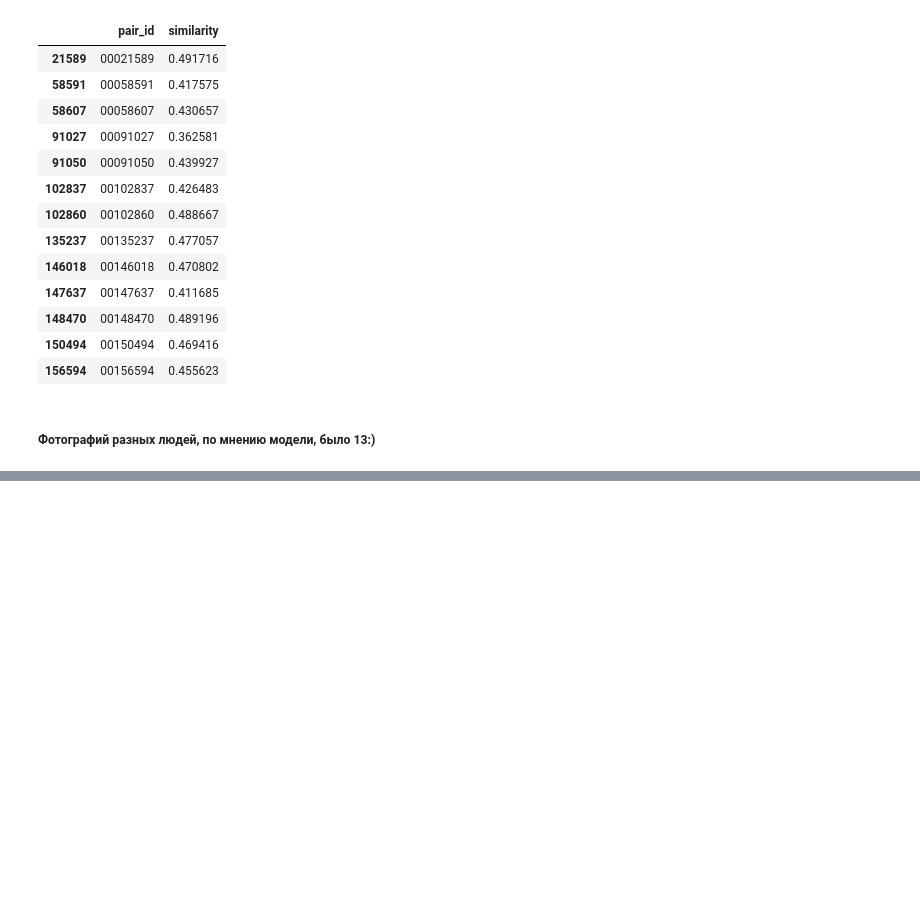
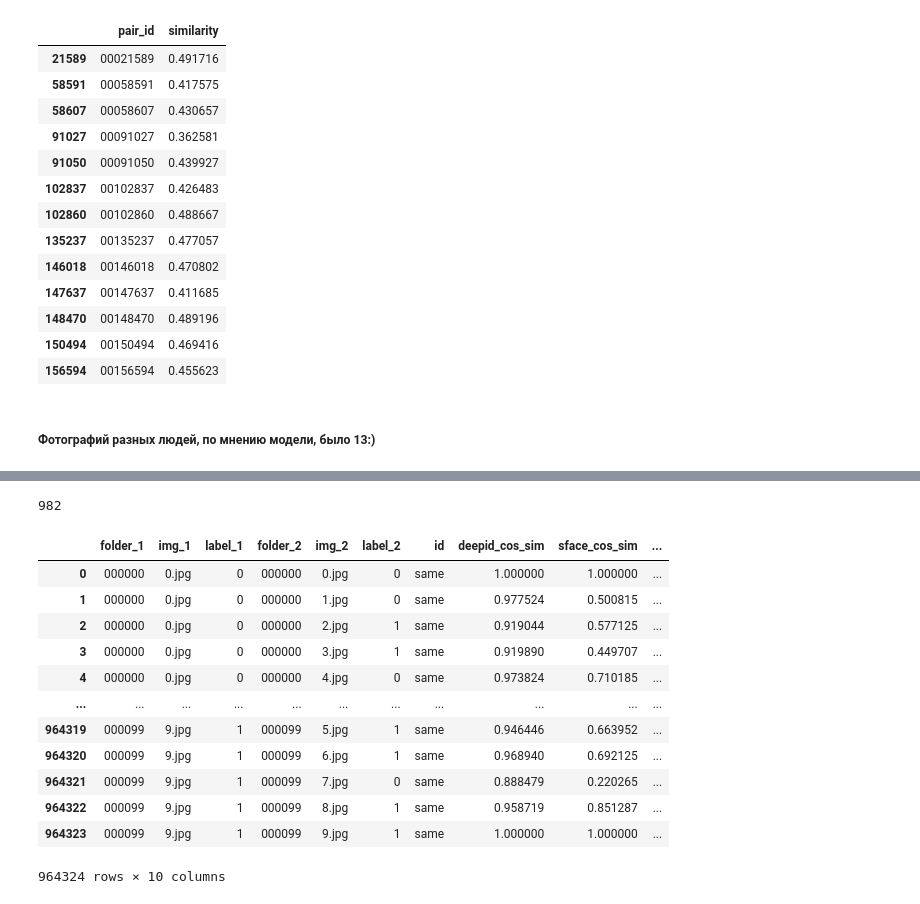
Before and after one commit to BasselSh/Kryptonite-ML-Challenge, a Jupyter notebook: other-experiments/DeepFace.ipynb, the cells around one changed output, grey strips where cells are left out. Saved outputs shown, nothing was run; the diff lists cells and outputs as text; code cells hidden in the pictures; blank space fills up the shorter version.

```diff
--- a/other-experiments/DeepFace.ipynb
+++ b/other-experiments/DeepFace.ipynb
@@ -698,0 +864,3 @@ preds.loc[preds['similarity']<0.5]
+# %%
+deepid_sface_comparison_table = deepid_sface_comparison_table.merge(opface_comparison_table, how = 'inner', on = ['folder', 'img'])
+deepid_sface_comparison_table
@@ -698,0 +881,46 @@ preds.loc[preds['similarity']<0.5]
+# %%
+# open real/fake labels
+with open(os.path.join(project_path, 'data', 'train', 'meta.json'), 'r') as myfile:
+    data = myfile.read()
+
+# parse file
+meta = json.loads(data)
+# %%
+deepid_sface_comparison_table_np = np.array(deepid_sface_comparison_table)
+len(deepid_sface_comparison_table_np)
+# %% [output]
+982
+# %%
+emb_cos_sims = []
+
+for i in range(len(deepid_sface_comparison_table_np)):
+    img_1 = deepid_sface_comparison_table_np[i]
+    img_1_label = meta[img_1[0] + '/' + img_1[1]]
+    for j in range(len(deepid_sface_comparison_table_np)):
+        img_2 = deepid_sface_comparison_table_np[j]
+        img_2_label = meta[img_2[0] + '/' + img_2[1]]
+        deep_id_cos_sim = cosine_similarity(img_1[2].reshape(1, -1), img_2[2].reshape(1, -1))
+        sface_cos_sim = cosine_similarity(img_1[3].reshape(1, -1), img_2[3].reshape(1, -1))
+        opface_cos_sim = cosine_similarity(img_1[4].reshape(1, -1), img_2[4].reshape(1, -1))
+        if img_1[0] == img_2[0]:
+            id_label = 'same'
+        else:
+            id_label = 'other'
+        emb_cos_sims.append([img_1[0], img_1[1], img_1_label, img_2[0], img_2[1], img_2_label, id_label, deep_id_cos_sim[0][0], sface_cos_sim[0][0], opface_cos_sim[0][0]])
+# %%
+cos_sim_comparison = pd.DataFrame(emb_cos_sims, columns = ['folder_1', 'img_1', 'label_1', 'folder_2', 'img_2', 'label_2', 'id', 'deepid_cos_sim', 'sface_cos_sim', 'opface_cos_sim'])
+cos_sim_comparison
+# %% [output]
+|  | folder_1 | img_1 | label_1 | folder_2 | img_2 | label_2 | id | deepid_cos_sim | sface_cos_sim | ... |
+| 0 | 000000 | 0.jpg | 0 | 000000 | 0.jpg | 0 | same | 1.000000 | 1.000000 | ... |
+| 1 | 000000 | 0.jpg | 0 | 000000 | 1.jpg | 0 | same | 0.977524 | 0.500815 | ... |
+| 2 | 000000 | 0.jpg | 0 | 000000 | 2.jpg | 1 | same | 0.919044 | 0.577125 | ... |
+| 3 | 000000 | 0.jpg | 0 | 000000 | 3.jpg | 1 | same | 0.919890 | 0.449707 | ... |
+| 4 | 000000 | 0.jpg | 0 | 000000 | 4.jpg | 0 | same | 0.973824 | 0.710185 | ... |
+| ... | ... | ... | ... | ... | ... | ... | ... | ... | ... | ... |
+| 964319 | 000099 | 9.jpg | 1 | 000099 | 5.jpg | 1 | same | 0.946446 | 0.663952 | ... |
+| 964320 | 000099 | 9.jpg | 1 | 000099 | 6.jpg | 1 | same | 0.968940 | 0.692125 | ... |
+| 964321 | 000099 | 9.jpg | 1 | 000099 | 7.jpg | 0 | same | 0.888479 | 0.220265 | ... |
+| 964322 | 000099 | 9.jpg | 1 | 000099 | 8.jpg | 1 | same | 0.958719 | 0.851287 | ... |
+| 964323 | 000099 | 9.jpg | 1 | 000099 | 9.jpg | 1 | same | 1.000000 | 1.000000 | ... |
+964324 rows × 10 columns
```
Also changed, not shown: parts of 32 cells of this notebook, 3 other files.
